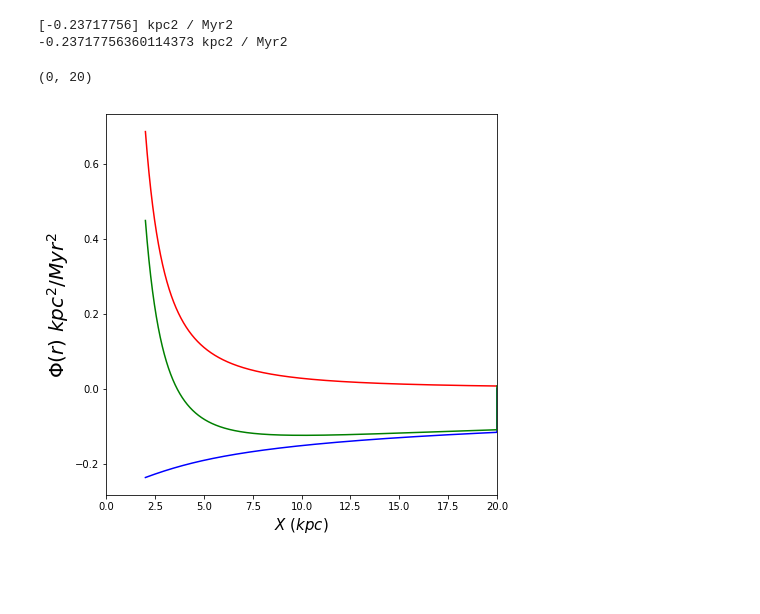
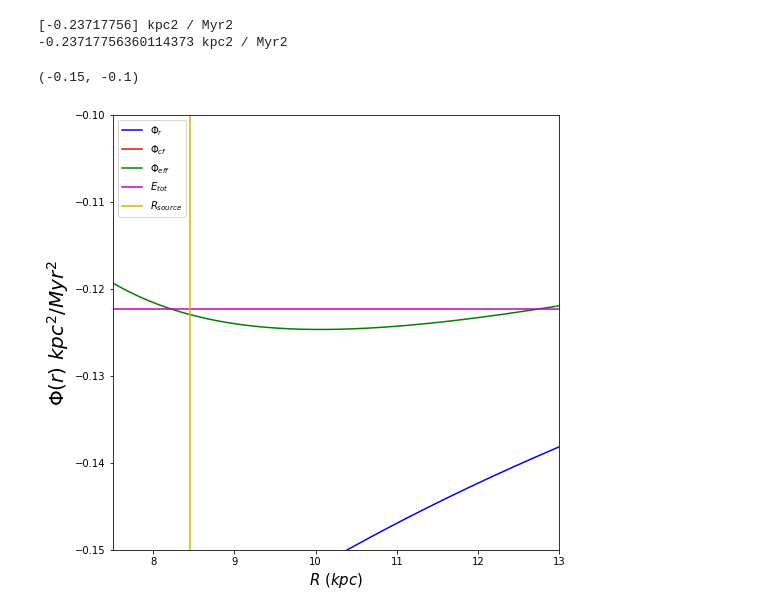
Before and after one commit to DouglasGrion/Kathryn, a Jupyter notebook: Gala-Training.ipynb, the cells around one changed output. Saved outputs shown, nothing was run; the diff lists cells and outputs as text; code cells hidden in the pictures; blank space fills up the shorter version.

```diff
--- a/Gala-Training.ipynb
+++ b/Gala-Training.ipynb
@@ -68,17 +74,17 @@ fig = orbit.plot(['x', 'y'], color='#9ecae1', alpha=0.5,
 # %%
 #Creating x axis as the X distance
 N = 100000
-X_plot = np.array(np.linspace(2, 20, N))
+R_plot = np.array(np.linspace(2, 20, N))
 
 #Creating quantity array and filling it with zeros
 Phi_x = np.zeros(N) *u.kpc*u.kpc/(u.Myr*u.Myr)
 
 #Allocating the energy at each point of x-axis to the array. Loop takes a while
-for i in range(0,N-1):
-    Phi_x[i] = pot.energy([X_plot[i],0,0]*u.kpc)[0]
+for i in range(0,N):
+    Phi_x[i] = pot.energy([R_plot[i],0,0]*u.kpc)[0]
 
 #Printing to make sure it worked
-print(pot.energy([X_plot[0],0,0]))
+print(pot.energy([R_plot[0],0,0]))
 print(Phi_x[0])
 # %% [output]
 [-0.23717756] kpc2 / Myr2
@@ -101,13 +121,20 @@ Phi_eff = Phi_cfx + Phi_x
 # %%
 #Plotting the 3 potentials with different colors
-plt.figure(figsize=(7,7))
-plt.plot(X_plot, Phi_x, c='b')
-plt.plot(X_plot, Phi_cfx, c='r')
-plt.plot(X_plot, Phi_eff, c='g')
+from astropy.visualization import quantity_support
+quantity_support()
 
-plt.xlabel("$X\ (kpc)$", fontsize=15)
+plt.figure(figsize=(8,8))
+plt.plot(R_plot, Phi_x, c='b',label = '$\Phi_r$')
+plt.plot(R_plot, Phi_cfx, c='r', label = '$\Phi_{cf}$')
+plt.plot(R_plot, Phi_eff, c='g', label = '$\Phi_{eff}$')
+plt.axhline(E, c='m', label = '$E_{tot}$')
+plt.axvline(R1, c='y', label = '$R_{source}$')
+
+plt.legend(loc='upper left')
+plt.xlabel("$R\ (kpc)$", fontsize=15)
 plt.ylabel("$\Phi(r)\ kpc^2/Myr^2$", fontsize=20)
-plt.xlim(0,20)
+plt.xlim(7.5,13)
+plt.ylim(-0.15,-0.1)
 # %% [output]
-(0, 20)
+(-0.15, -0.1)
-[figure, old version]
+[figure, new version]
```
Also changed, not shown: parts of 25 cells of this notebook.
